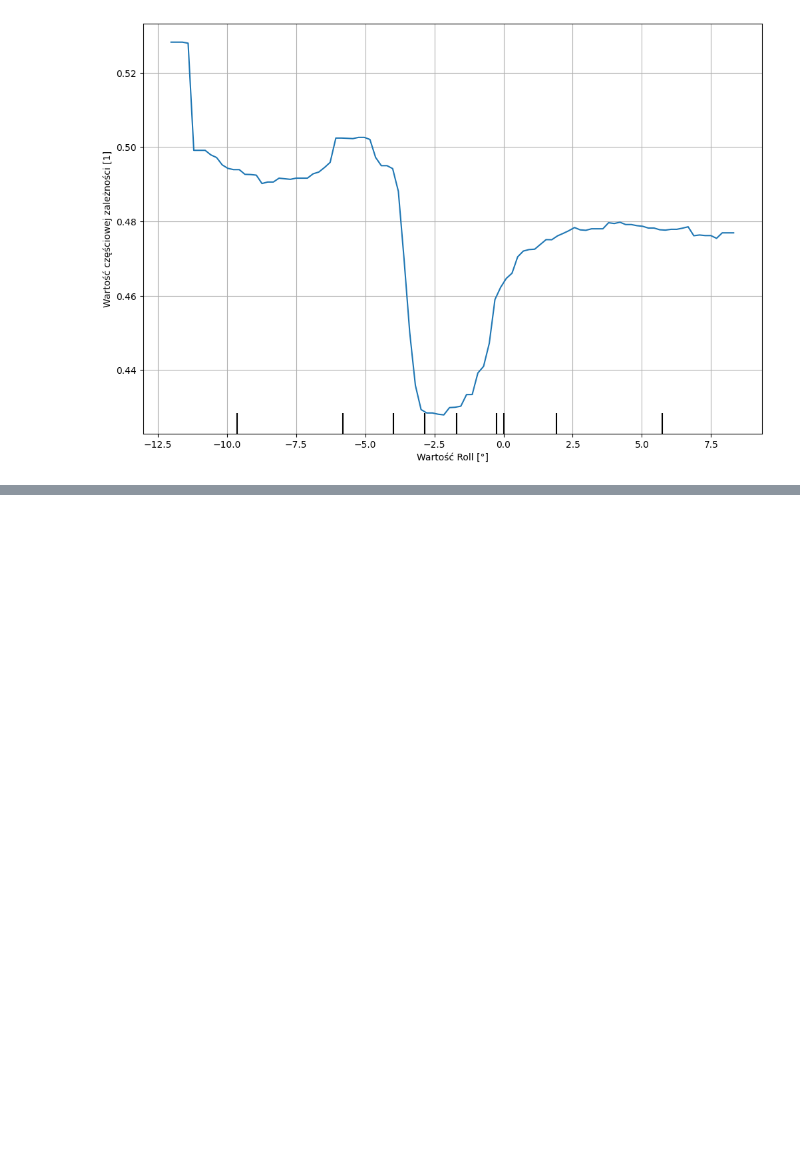
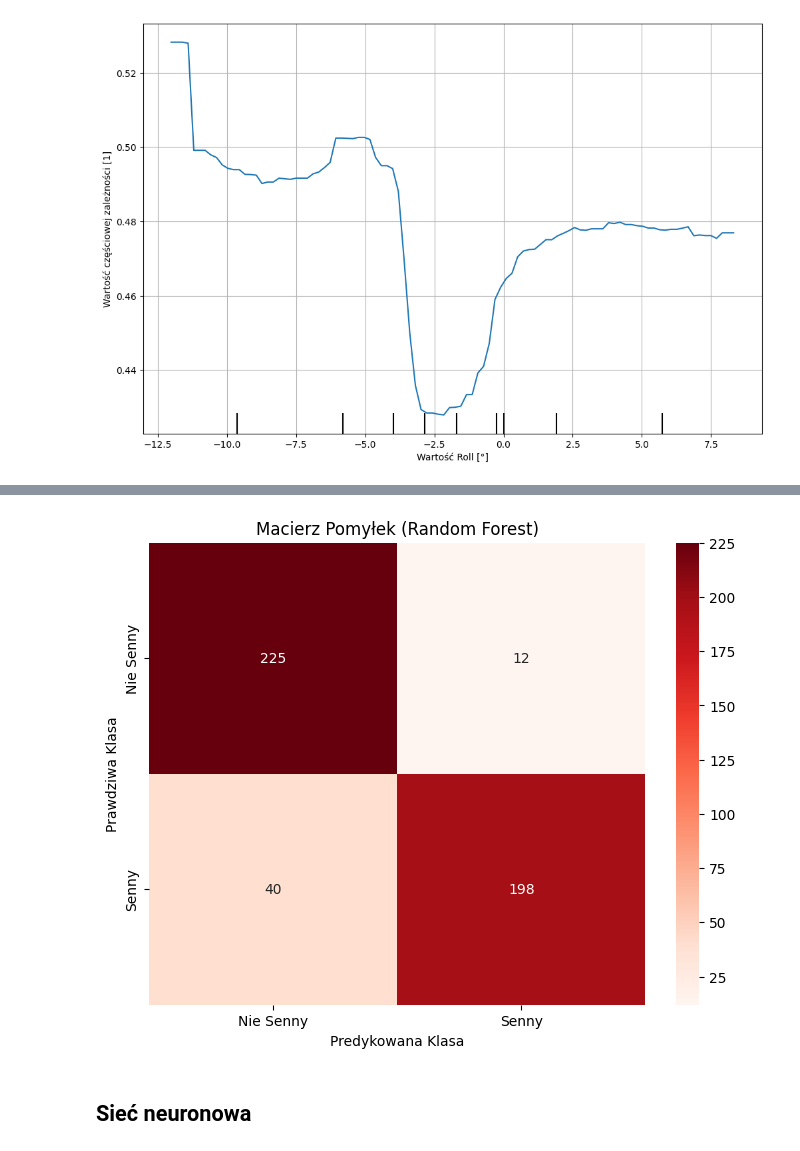
Before and after one commit to AdrianPanasiewicz/Drowsiness_detection_system, a Jupyter notebook: Workspace/Models/validating_on_test_dataset.ipynb, the cells around one changed output, grey strips where cells are left out. Saved outputs shown, nothing was run; the diff lists cells and outputs as text; code cells hidden in the pictures; blank space fills up the shorter version.

Commit message:
Added more graphs to analise in notebook.

```diff
--- a/Workspace/Models/validating_on_test_dataset.ipynb
+++ b/Workspace/Models/validating_on_test_dataset.ipynb
@@ -183,3 +131,13 @@ pdp.axes_[0][0].grid(True)
 plt.show()
 # %% [output]
 [figure]
+# %%
+preds_rf = rf.predict(test_xs)
+
+test_y_numeric = test_y
+
+from sklearn.metrics import accuracy_score, zero_one_loss
+
+report_rf = classification_report(test_y_numeric, preds_rf, target_names=rf.classes_, digits=4, zero_division=0)
+print("Raport Klasyfikacji (Random Forest):")
+print(report_rf)
@@ -185,0 +154,16 @@ plt.show()
+# %%
+cm_rf = confusion_matrix(test_y_numeric, preds_rf)
+class_names_polskie = ['Nie Senny', 'Senny']  # Dostosuj do swoich klas
+
+plt.figure(figsize=(8,6))
+sns.heatmap(cm_rf, annot=True, fmt='d', cmap='Reds',
+            xticklabels=class_names_polskie,
+            yticklabels=class_names_polskie)
+plt.xlabel('Predykowana Klasa')
+plt.ylabel('Prawdziwa Klasa')
+plt.title('Macierz Pomyłek (Random Forest)')
+plt.show()
+# %% [output]
+[figure, added]
+# %% [markdown]
+## Sieć neuronowa
```
Also changed, not shown: parts of 15 cells of this notebook, 2 other files.
